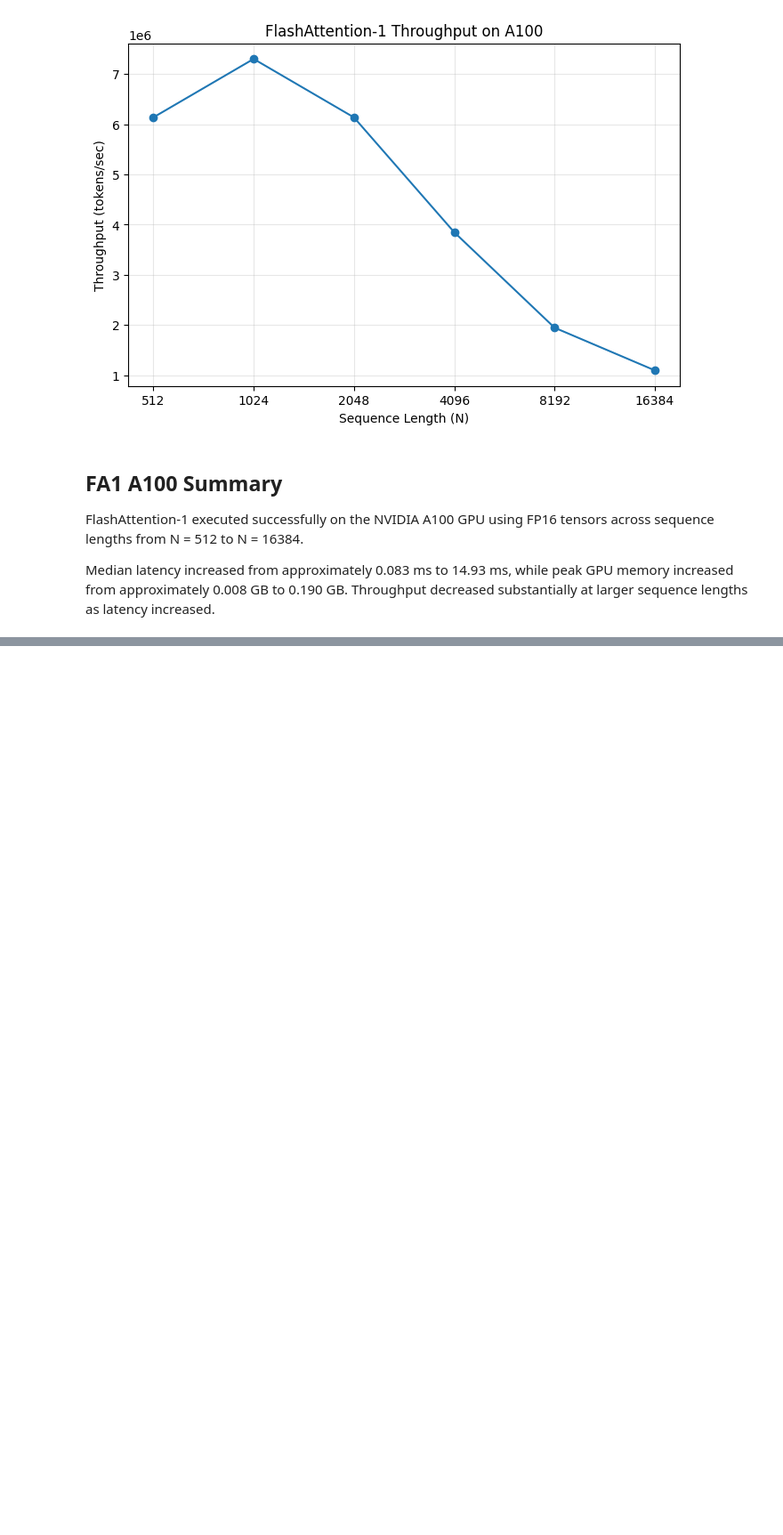
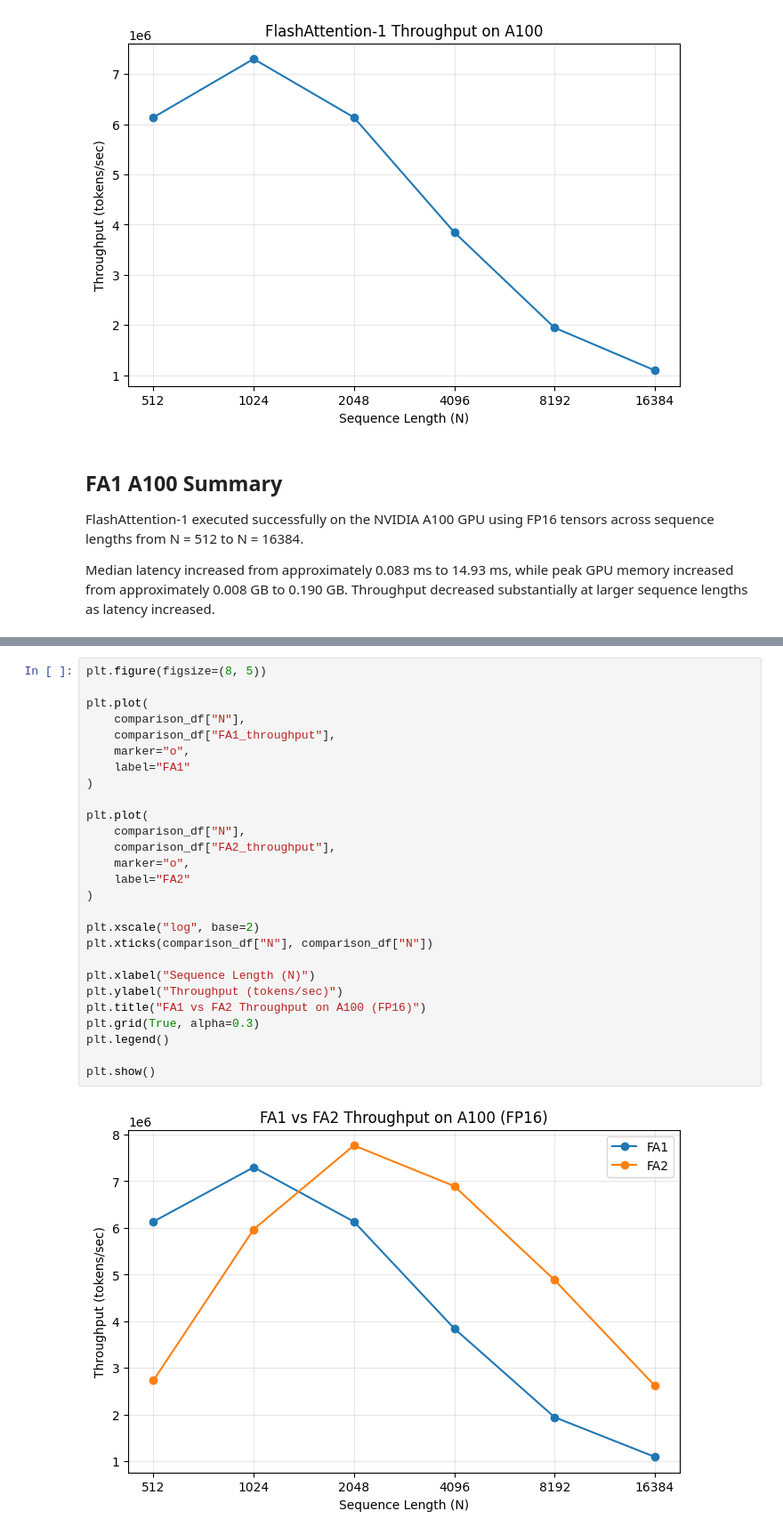
Before and after one commit to deepinsightai/flash-attention, a Jupyter notebook: blackwell_sdpa_smoke_test.ipynb, the cells around one changed output, grey strips where cells are left out. Shown at 89% size. Cells and saved outputs as stored; diff of their text form; blank space fills up the shorter version.

```diff
--- a/blackwell_sdpa_smoke_test.ipynb
+++ b/blackwell_sdpa_smoke_test.ipynb
@@ -1856,0 +2232,29 @@ Median latency increased from approximately 0.083 ms to 14.93 ms, while peak GPU
+# %%
+plt.figure(figsize=(8, 5))
+
+plt.plot(
+    comparison_df["N"],
+    comparison_df["FA1_throughput"],
+    marker="o",
+    label="FA1"
+)
+
+plt.plot(
+    comparison_df["N"],
+    comparison_df["FA2_throughput"],
+    marker="o",
+    label="FA2"
+)
+
+plt.xscale("log", base=2)
+plt.xticks(comparison_df["N"], comparison_df["N"])
+
+plt.xlabel("Sequence Length (N)")
+plt.ylabel("Throughput (tokens/sec)")
+plt.title("FA1 vs FA2 Throughput on A100 (FP16)")
+plt.grid(True, alpha=0.3)
+plt.legend()
+
+plt.show()
+# %% [output]
+[figure, added]
```
Also changed, not shown: parts of 23 cells of this notebook.
